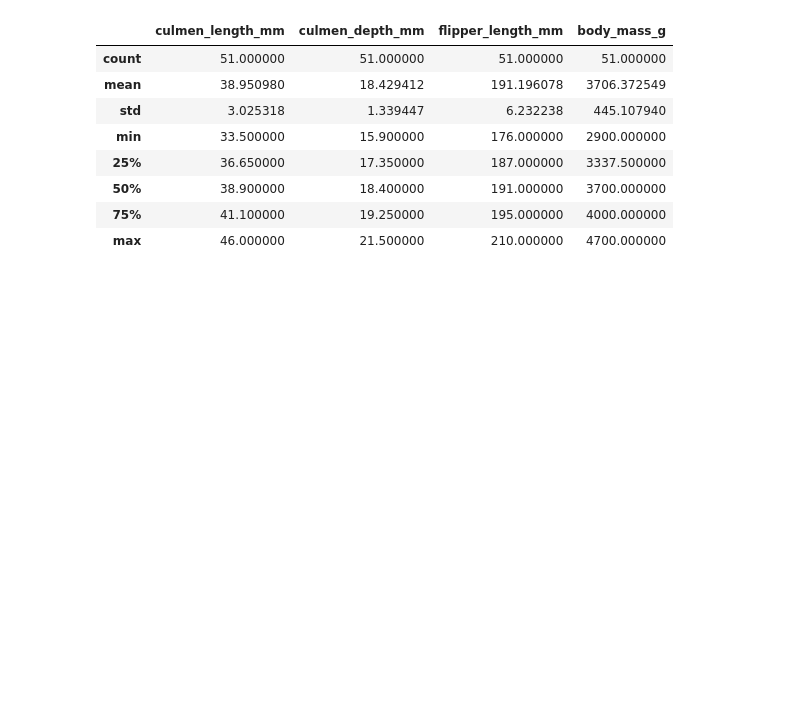
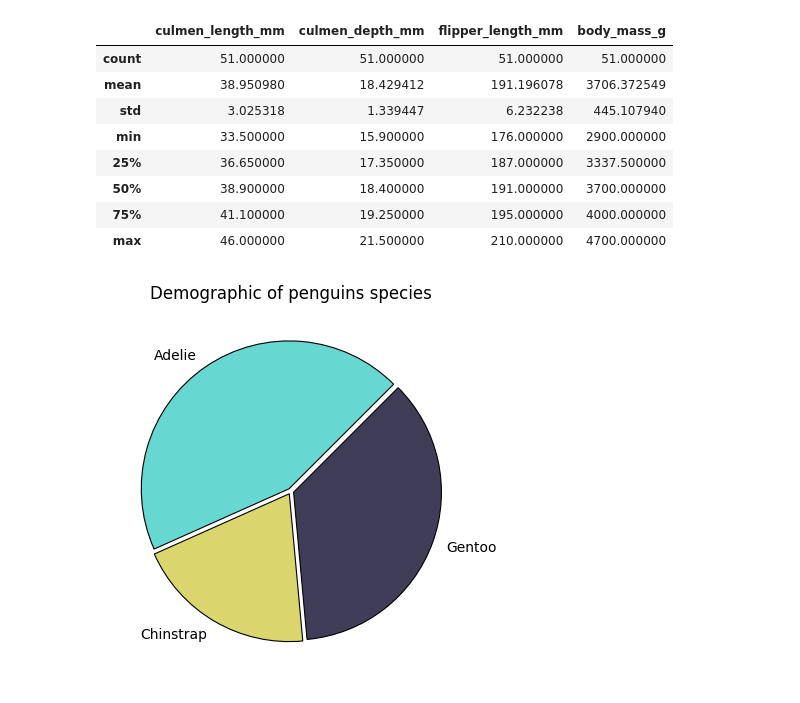
Before and after one commit to Leow14/Penguin-DF, a Jupyter notebook: notebook.ipynb, the cells around one changed output. Drawn from its saved outputs; the diff is of its cells as text; code cells hidden in the pictures; blank space fills up the shorter version.

Commit message:
Visualization of categorical columns using matplotlib.

```diff
--- a/notebook.ipynb
+++ b/notebook.ipynb
@@ -156,3 +158,23 @@ Name: count, dtype: int64
 | 50% | 38.900000 | 18.400000 | 191.000000 | 3700.000000 |
 | 75% | 41.100000 | 19.250000 | 195.000000 | 4000.000000 |
 | max | 46.000000 | 21.500000 | 210.000000 | 4700.000000 |
+# %%
+# Visualizing the data (categorical)
+
+species_counter = Counter(df["species"])
+labels = list(species_counter.keys())
+values = list(species_counter.values())
+colors = ["#66D7D1", "#DBD56E", "#403D58"]
+explode = [0.02, 0.02, 0.02]
+
+plt.pie(values,
+        labels=labels,
+        colors=colors,
+        startangle=45,
+        explode=explode,
+        wedgeprops={"edgecolor": "black", "linewidth": 0.8})
+
+plt.title("Demographic of penguins species")
+plt.show()
+# %% [output]
+[figure, added]
```
Also changed, not shown: parts of 3 cells of this notebook.
